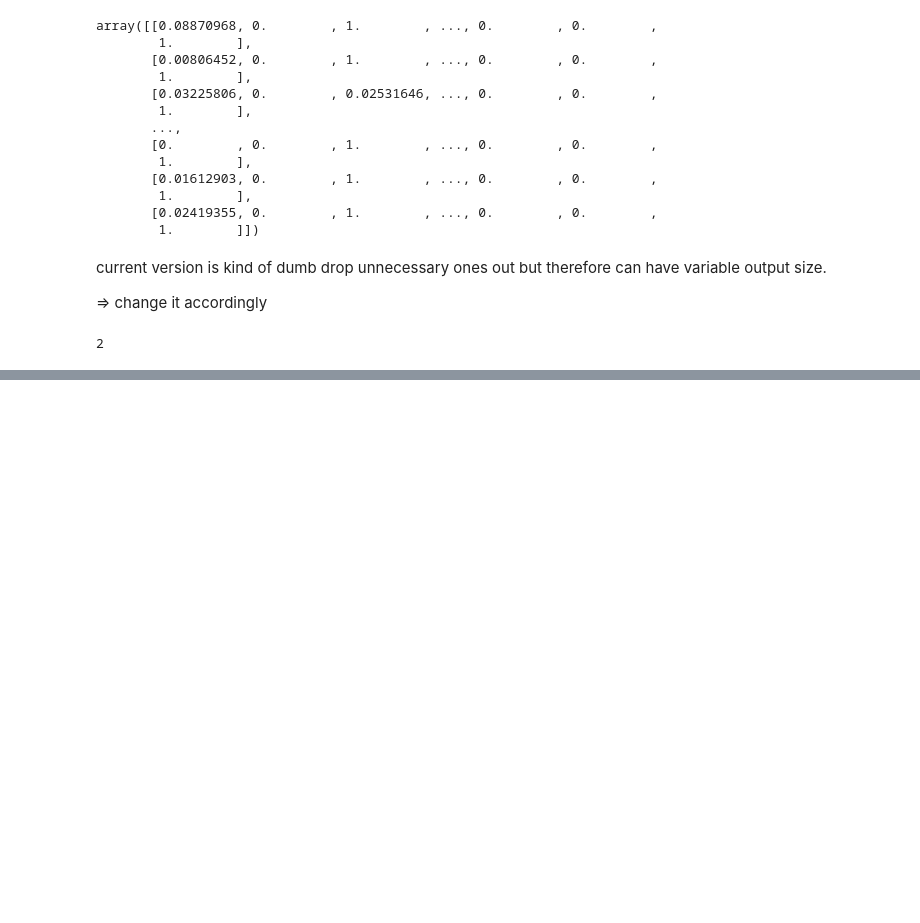
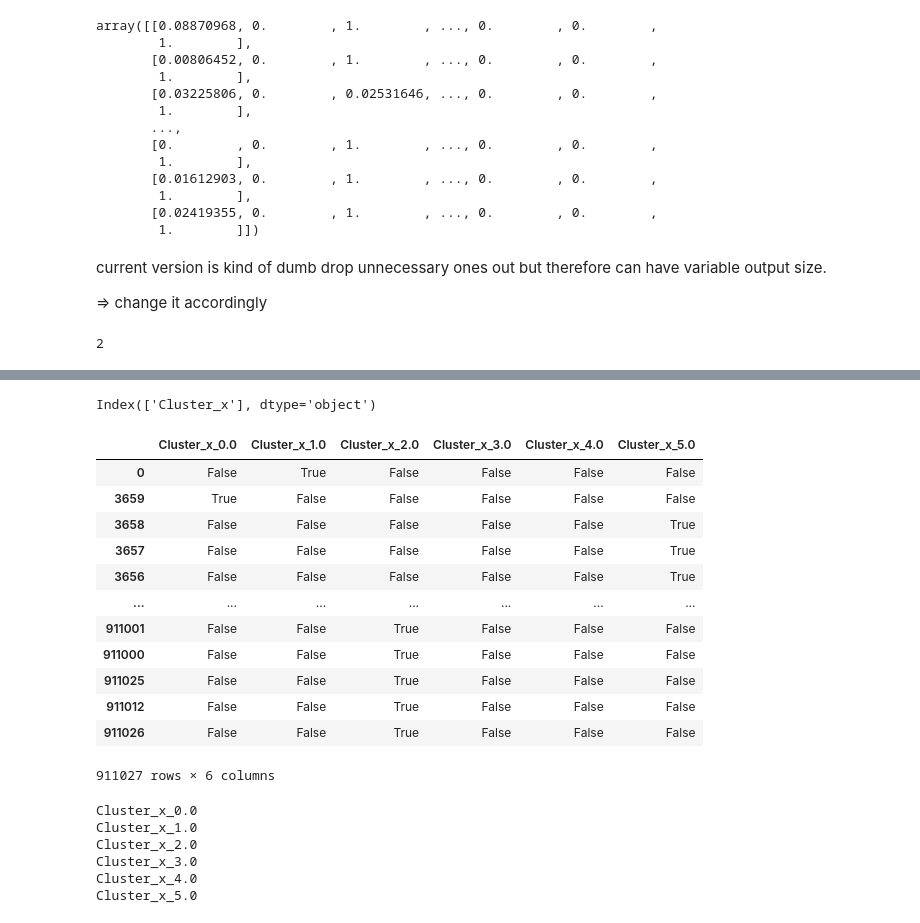
Before and after one commit to l4vd/Ba_first_tries, a Jupyter notebook: models/Original_MLP/Network_Analysis.ipynb, the cells around one changed output, grey strips where cells are left out. Saved outputs shown, nothing was run; the diff lists cells and outputs as text; code cells hidden in the pictures; blank space fills up the shorter version.

Commit message:
+ investigate preprocess in Network_Analysis.ipynb (v2)

```diff
--- a/models/Original_MLP/Network_Analysis.ipynb
+++ b/models/Original_MLP/Network_Analysis.ipynb
@@ -1393,0 +1522,29 @@ total: 33
+# %%
+prep =  preprocess_v2(X[["Cluster_x"]], min_max_val)
+prep
+# %% [output]
+Index(['Cluster_x'], dtype='object')
+|  | Cluster_x_0.0 | Cluster_x_1.0 | Cluster_x_2.0 | Cluster_x_3.0 | Cluster_x_4.0 | Cluster_x_5.0 |
+| 0 | False | True | False | False | False | False |
+| 3659 | True | False | False | False | False | False |
+| 3658 | False | False | False | False | False | True |
+| 3657 | False | False | False | False | False | True |
+| 3656 | False | False | False | False | False | True |
+| ... | ... | ... | ... | ... | ... | ... |
+| 911001 | False | False | True | False | False | False |
+| 911000 | False | False | True | False | False | False |
+| 911025 | False | False | True | False | False | False |
+| 911012 | False | False | True | False | False | False |
+| 911026 | False | False | True | False | False | False |
+911027 rows × 6 columns
+# %%
+a = prep.columns
+for i in a:
+    print(i)
+# %% [output]
+Cluster_x_0.0
+Cluster_x_1.0
+Cluster_x_2.0
+Cluster_x_3.0
+Cluster_x_4.0
+Cluster_x_5.0
```
Also changed, not shown: parts of 9 cells of this notebook.
